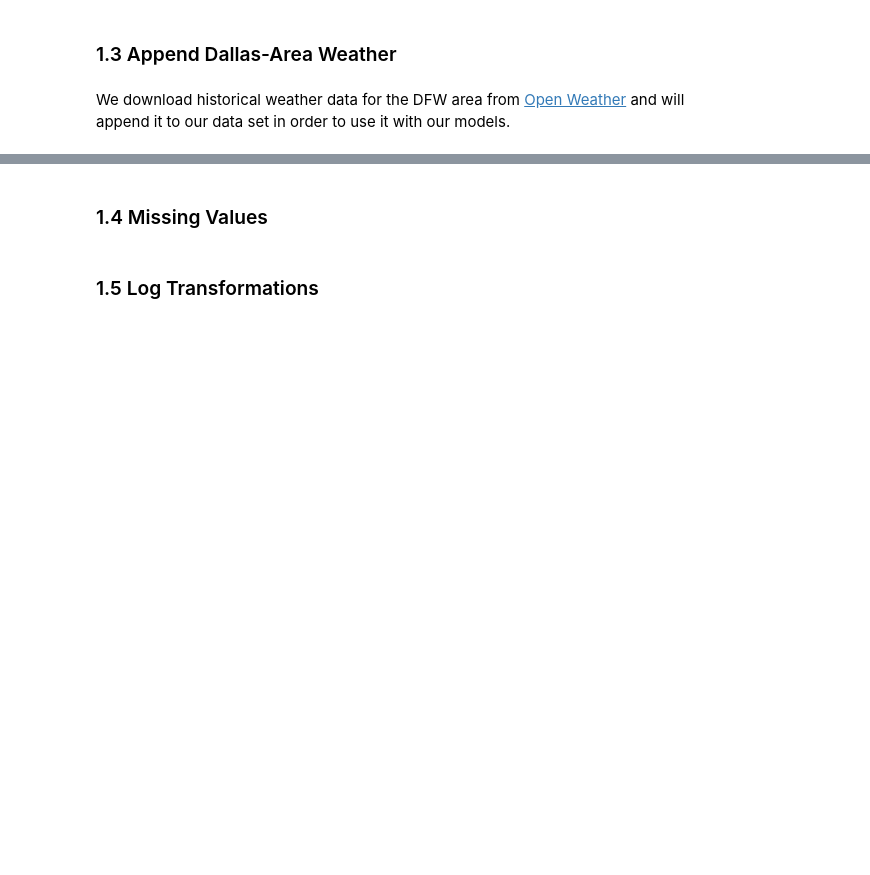
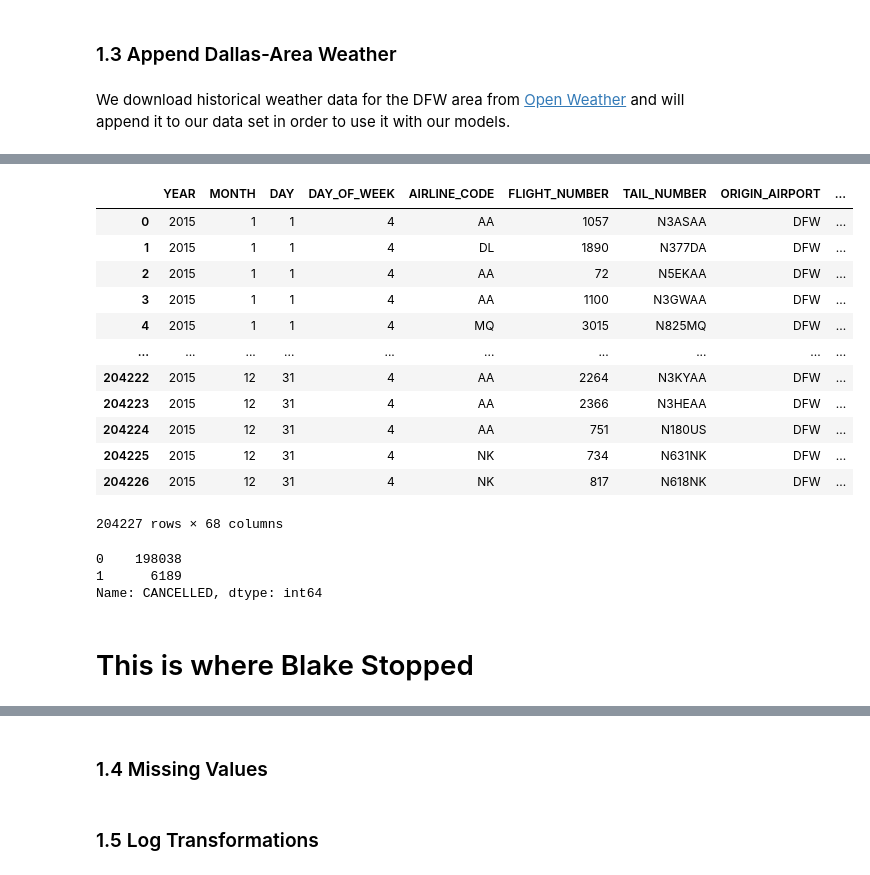
Before and after one commit to mattfarrow1/7331-machine-learning-1, a Jupyter notebook: Labs/Lab2_Group4_Matt.ipynb, the cells around one changed output, grey strips where cells are left out. Drawn from its saved outputs; the diff is of its cells as text; code cells hidden in the pictures; blank space fills up the shorter version.

```diff
--- a/Labs/Lab2_Group4_Matt.ipynb
+++ b/Labs/Lab2_Group4_Matt.ipynb
@@ -352,3 +351,34 @@ memory usage: 13.5+ MB
 # %%
 # Convert new column to a datetime type
 weather['date_time'] =  pd.to_datetime(weather['dt_iso_update'], format='%Y-%m-%d %H:%M')
+# %%
+df2 = df
+# %%
+import datetime
+weather['date_time'] = weather['date_time'].dt.round('30min')
+df2['SCHEDULED_DEPARTURE_DT'] = df['SCHEDULED_DEPARTURE_DT'].dt.round('30min')
+# %%
+df_merged = pd.merge(df2, weather, left_on='SCHEDULED_DEPARTURE_DT', right_on='date_time')
+df_merged
+# %% [output]
+|  | YEAR | MONTH | DAY | DAY_OF_WEEK | AIRLINE_CODE | FLIGHT_NUMBER | TAIL_NUMBER | ORIGIN_AIRPORT | ... |
+| 0 | 2015 | 1 | 1 | 4 | AA | 1057 | N3ASAA | DFW | ... |
+| 1 | 2015 | 1 | 1 | 4 | DL | 1890 | N377DA | DFW | ... |
+| 2 | 2015 | 1 | 1 | 4 | AA | 72 | N5EKAA | DFW | ... |
+| 3 | 2015 | 1 | 1 | 4 | AA | 1100 | N3GWAA | DFW | ... |
+| 4 | 2015 | 1 | 1 | 4 | MQ | 3015 | N825MQ | DFW | ... |
+| ... | ... | ... | ... | ... | ... | ... | ... | ... | ... |
+| 204222 | 2015 | 12 | 31 | 4 | AA | 2264 | N3KYAA | DFW | ... |
+| 204223 | 2015 | 12 | 31 | 4 | AA | 2366 | N3HEAA | DFW | ... |
+| 204224 | 2015 | 12 | 31 | 4 | AA | 751 | N180US | DFW | ... |
+| 204225 | 2015 | 12 | 31 | 4 | NK | 734 | N631NK | DFW | ... |
+| 204226 | 2015 | 12 | 31 | 4 | NK | 817 | N618NK | DFW | ... |
+204227 rows × 68 columns
+# %%
+df_merged['CANCELLED'].value_counts()
+# %% [output]
+0    198038
+1      6189
+Name: CANCELLED, dtype: int64
+# %% [markdown]
+# This is where Blake Stopped
```
Also changed, not shown: parts of 16 cells of this notebook.
